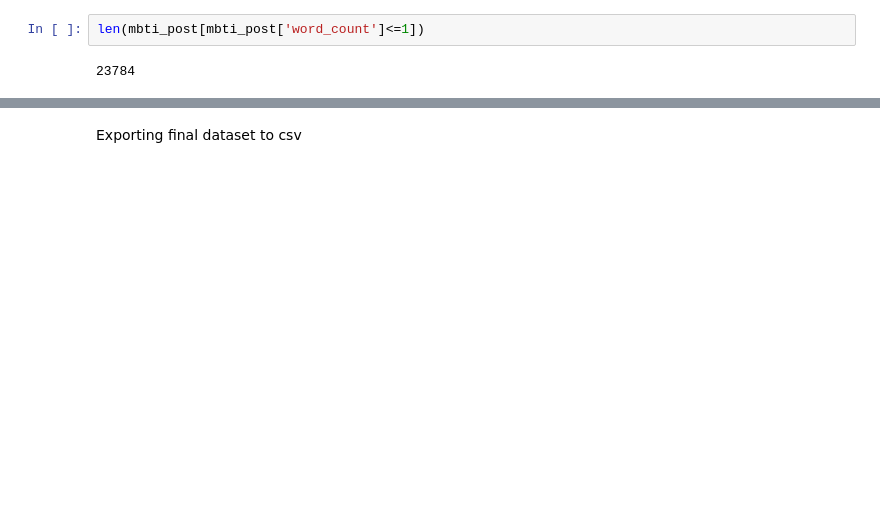
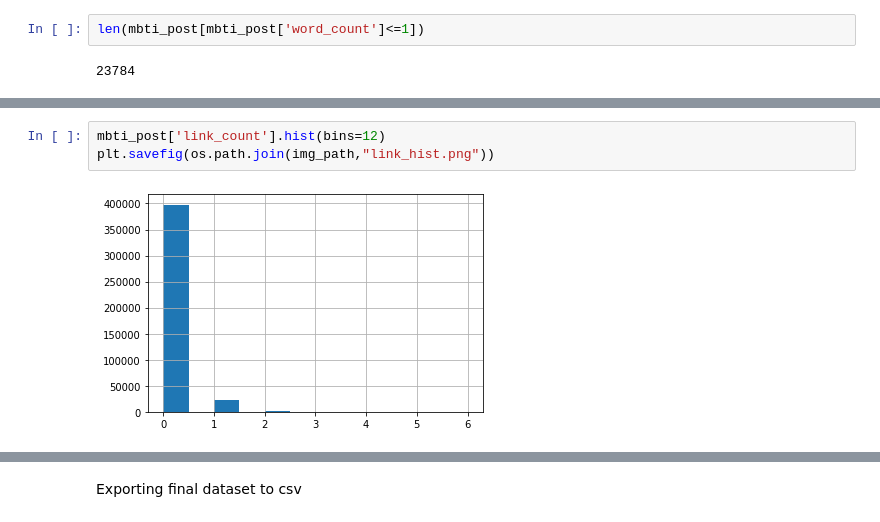
Before and after one commit to esharma3/myers-briggs-personality-prediction, a Jupyter notebook: individual work/kat.ipynb, the cells around one changed output, grey strips where cells are left out. Cells and saved outputs as stored; diff of their text form; blank space fills up the shorter version.

```diff
--- a/individual work/kat.ipynb
+++ b/individual work/kat.ipynb
@@ -138,0 +143,5 @@ mbti_post['char_count'].hist()
+# %%
+mbti_post['link_count'].hist(bins=12)
+plt.savefig(os.path.join(img_path,"link_hist.png"))
+# %% [output]
+[figure, added]
```
Also changed, not shown: parts of 35 cells of this notebook.
